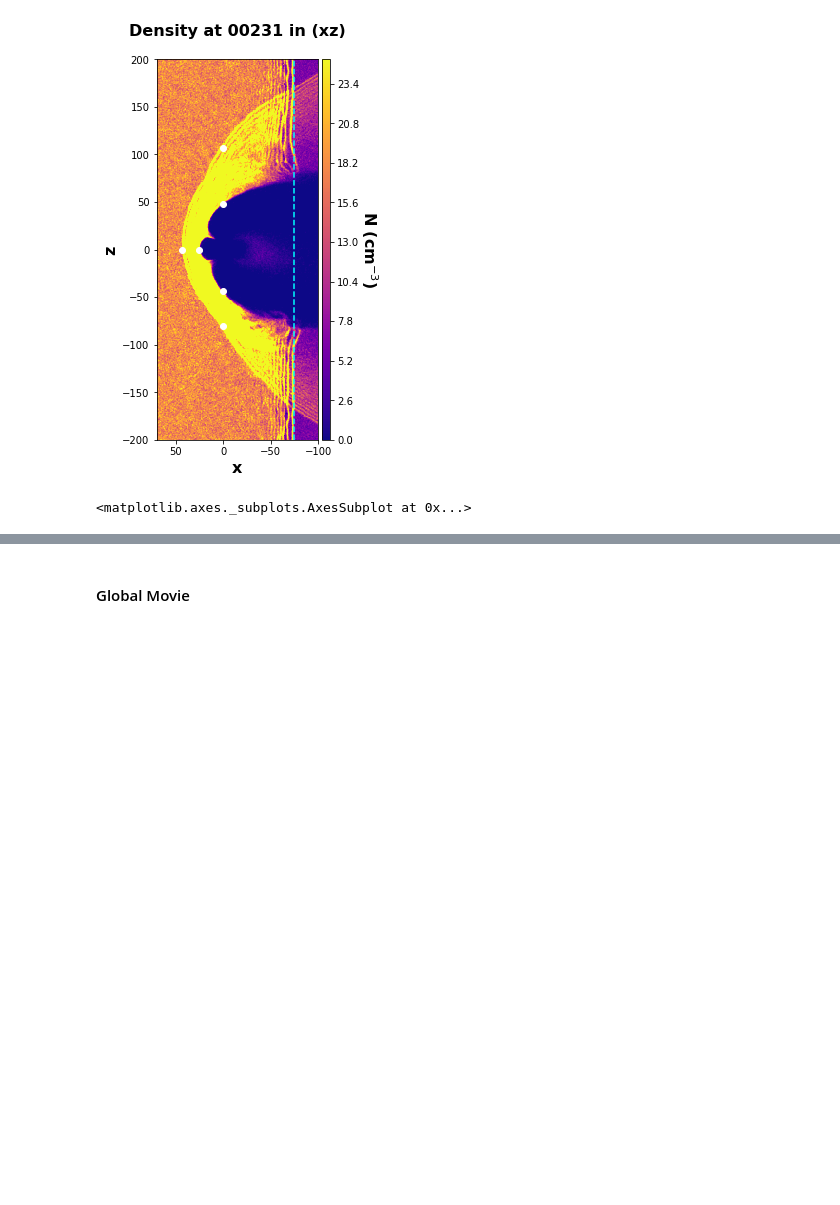
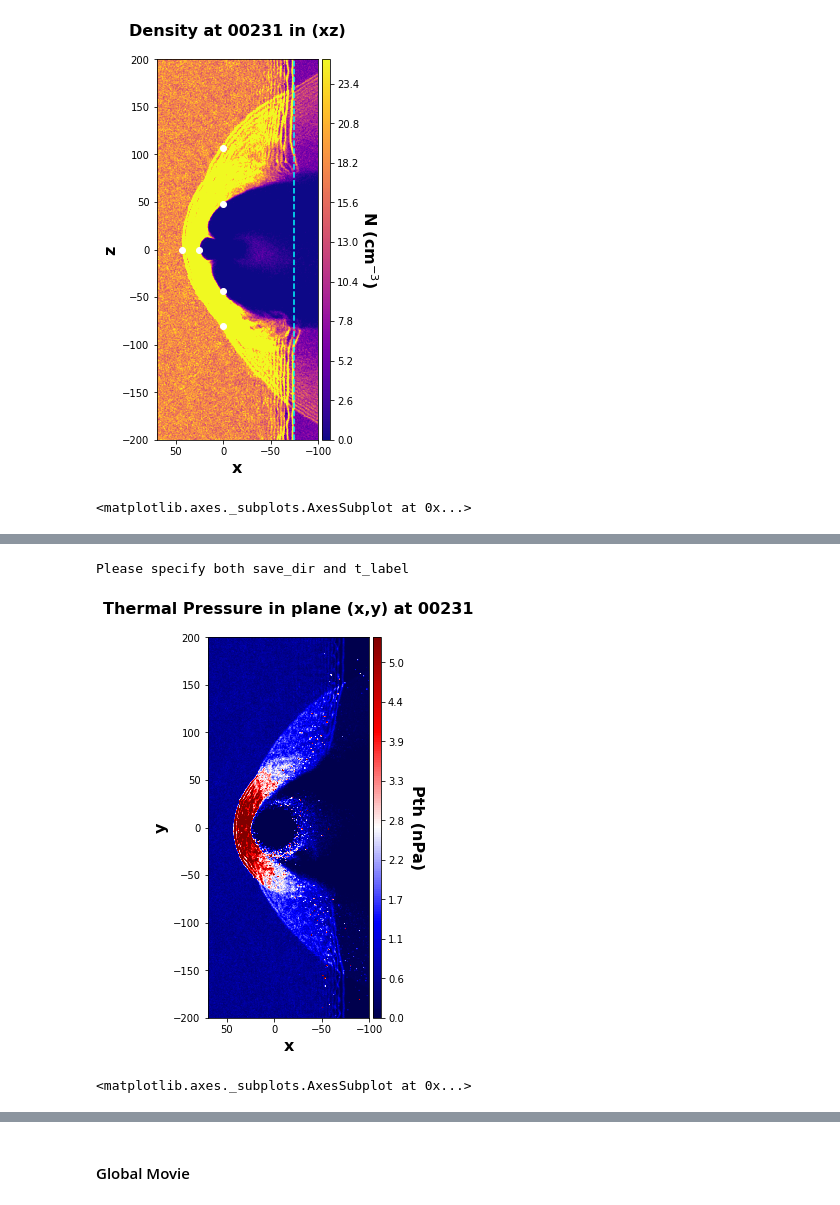
Before and after one commit to cmoissar/Jupyter-Notebooks, a Jupyter notebook: Story_Writer.ipynb, the cells around one changed output, grey strips where cells are left out. Cells and saved outputs as stored; diff of their text form; code cells hidden in the pictures; blank space fills up the shorter version.

```diff
--- a/Story_Writer.ipynb
+++ b/Story_Writer.ipynb
@@ -1135,0 +1166,15 @@ Please specify both save_dir and t_label
+# %%
+# Thermal Pressure
+
+Pth_xy = MD.n * N_xy * MD.kB * MD.t * T_xy *1e9
+Pth_xy = Pth_xy[:,:,1]
+
+MD.plot_colormap(Pth_xy, title = f'Thermal Pressure in plane (x,y) at {time}',
+                 label = 'Pth (nPa)', plane = 'xy',
+                 with_dots = False, normales = None, loop = loop,
+                 save_dir = storing_directory, t_label = time_label,
+                 zoom = zoom, map_color='seismic', min_value=0, max_value=5.3)
+# %% [output]
+Please specify both save_dir and t_label
+[figure, added]
+<matplotlib.axes._subplots.AxesSubplot at 0x...>
```
Also changed, not shown: parts of 17 cells of this notebook, 3 other files.
